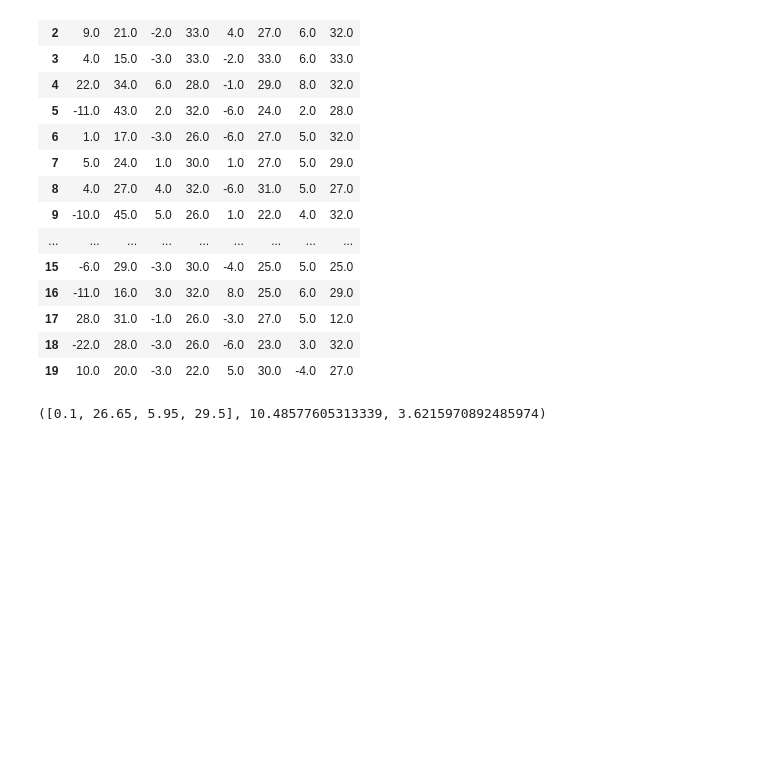
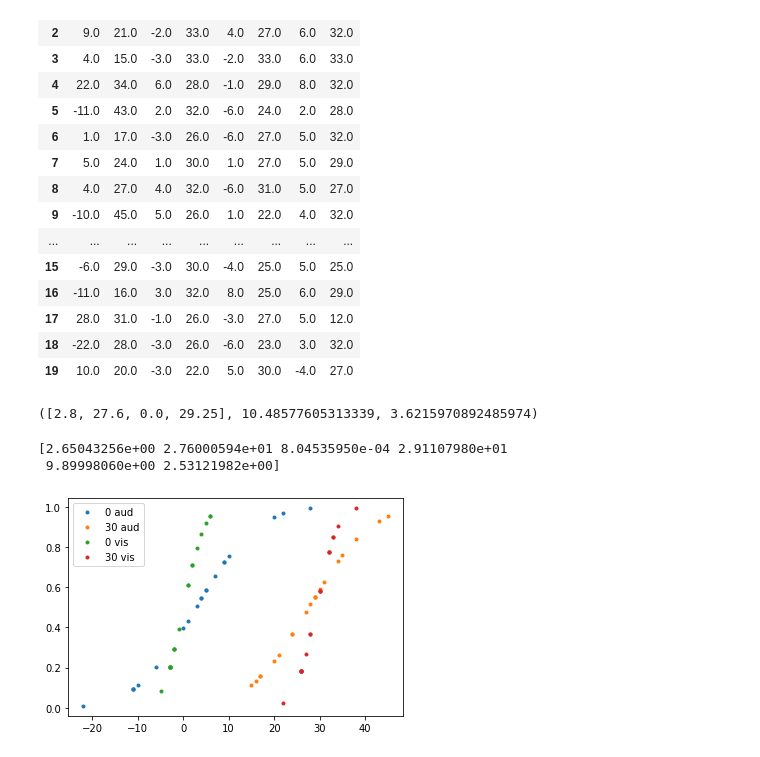
Before and after one commit to s180820/CogMod3, a Jupyter notebook: initial_notebook.ipynb, the cells around one changed output. Saved outputs shown, nothing was run; the diff lists cells and outputs as text; code cells hidden in the pictures; blank space fills up the shorter version.

```diff
--- a/initial_notebook.ipynb
+++ b/initial_notebook.ipynb
@@ -147,10 +147,10 @@ def means_and_sigmas(data):
     return means, sigmas
 
 res = means_and_sigmas(data)
-means = res[0][4:]
-sigma_a = data[[0,1]].std(axis=0).mean()
-sigma_v = data[[2,3]].std(axis=0).mean()
+means_ini = res[0][:4]
+sigma_a_ini = data[[0,1]].std(axis=0).mean()
+sigma_v_ini = data[[2,3]].std(axis=0).mean()
 
-means, sigma_a, sigma_v
+means_ini, sigma_a_ini, sigma_v_ini
 # %% [output]
-([0.1, 26.65, 5.95, 29.5], 10.48577605313339, 3.6215970892485974)
+([2.8, 27.6, 0.0, 29.25], 10.48577605313339, 3.6215970892485974)
@@ -167,0 +172,35 @@ def strong_fusion_model(data, )
+# %%
+from scipy import stats
+import numpy as np
+from scipy.optimize import minimize
+import matplotlib.pyplot as plt
+np.random.seed(1)
+
+# optimised means and sigma
+def gaussian(params):
+    means = params[:4]
+    sigma_a = params[4]
+    sigma_v = params[5]
+    scale=[sigma_a, sigma_a, sigma_v, sigma_v]
+    #print(means, sigma_a, sigma_v)
+    estimates = combined_distributions(means, sigma_a, sigma_v, data)
+    # print(estimates)
+    # Calculate  log likelihood
+    nll_a_v = np.sum([stats.norm.logpdf(data[i], loc=means[i], scale=scale[i]) for i in range(4)])
+    nll_av = np.sum([stats.norm.logpdf(data[i+4], loc=estimates[0][i], scale=estimates[1]) for i in range(len(estimates))])
+    result = nll_a_v + nll_av
+    return -result
+
+
+
+initParams = [means_ini[0], means_ini[1], means_ini[2], means_ini[3], sigma_a_ini, sigma_v_ini]
+
+results = minimize(gaussian, initParams, method='Nelder-Mead')
+print(results.x)
+
+first_4_optimised = results.x[:4]
+optimised_sigma_a = results.x[4]
+optimised_sigma_v = results.x[5]
+# %% [output]
+[2.65043256e+00 2.76000594e+01 8.04535950e-04 2.91107980e+01
+ 9.89998060e+00 2.53121982e+00]
@@ -167,0 +213,14 @@ def strong_fusion_model(data, )
+# %%
+gaus_0_aud = norm.pdf(data[0], means[0], sigma_a_ini)
+gaus_30_aud = norm.pdf(data[1], means[1], sigma_a_ini)
+gaus_0_vis = norm.pdf(data[2], means[2], sigma_v_ini)
+gaus_30_vis = norm.pdf(data[3], means[3], sigma_v_ini)
+
+plt.plot(data[0], gaus_0_aud, '.', linewidth=1, label='0 aud')
+plt.plot(data[1], gaus_30_aud, '.', linewidth=1, label='30 aud')
+plt.plot(data[2], gaus_0_vis, '.', linewidth=1, label='0 vis')
+plt.plot(data[3], gaus_30_vis, '.', linewidth=1, label='30 vis')
+plt.legend()
+plt.show()
+# %% [output]
+[figure, added]
```
Also changed, not shown: parts of 8 cells of this notebook.
